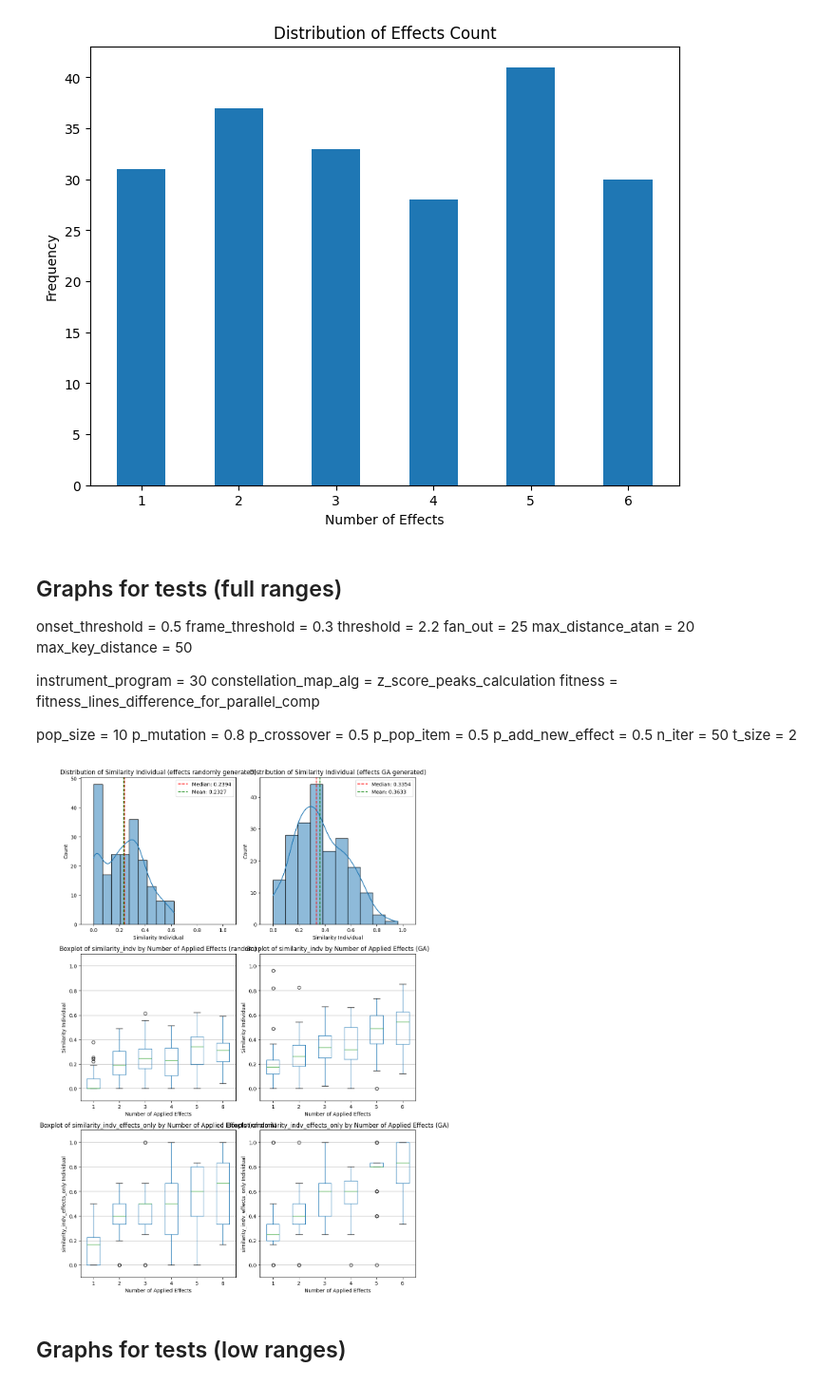
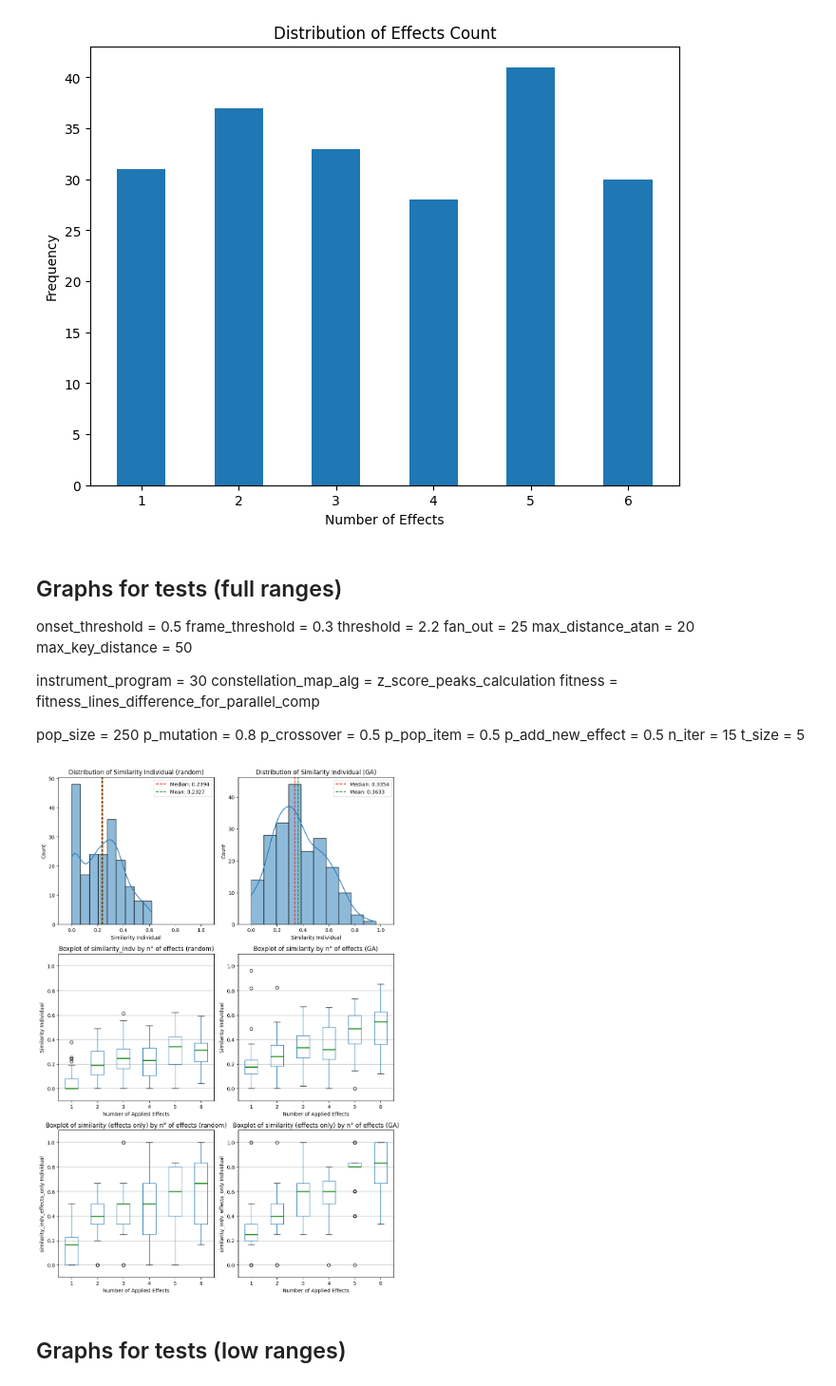
Before and after one commit to Fedrosauro/Guitar-SoundEffects-Recognition-GA, a Jupyter notebook: graphs_GA_results.ipynb, the cells around one changed output. Shown at 95% size. Cells and saved outputs as stored; diff of their text form; code cells hidden in the pictures.

```diff
--- a/graphs_GA_results.ipynb
+++ b/graphs_GA_results.ipynb
@@ -44,13 +44,13 @@ instrument_program = 30
 constellation_map_alg = z_score_peaks_calculation
 fitness = fitness_lines_difference_for_parallel_comp
 
-pop_size = 10
+pop_size = 250
 p_mutation = 0.8
 p_crossover = 0.5
 p_pop_item = 0.5
 p_add_new_effect = 0.5
-n_iter = 50
-t_size = 2
+n_iter = 15
+t_size = 5
 # %%
 import pandas as pd
 import matplotlib.pyplot as plt
@@ -91,7 +91,7 @@ fig, axes = plt.subplots(3, 2, figsize=(10, 15))
 sns.histplot(df_random['similarity_indv'], kde=True, ax=axes[0, 0])
 axes[0, 0].axvline(median_random, color='r', linestyle='--', label=f'Median: {median_random:.4f}')
 axes[0, 0].axvline(mean_random, color='g', linestyle='--', label=f'Mean: {mean_random:.4f}')
-axes[0, 0].set_title('Distribution of Similarity Individual (effects randomly generated)')
+axes[0, 0].set_title('Distribution of Similarity Individual (random)')
 axes[0, 0].set_xlabel('Similarity Individual')
 axes[0, 0].set_xlim(-0.1, 1.1)
 axes[0, 0].legend()
@@ -100,51 +100,51 @@ axes[0, 0].legend()
 sns.histplot(df_ga['similarity_indv'], kde=True, ax=axes[0, 1])
 axes[0, 1].axvline(median_ga, color='r', linestyle='--', label=f'Median: {median_ga:.4f}')
 axes[0, 1].axvline(mean_ga, color='g', linestyle='--', label=f'Mean: {mean_ga:.4f}')
-axes[0, 1].set_title('Distribution of Similarity Individual (effects GA generated)')
+axes[0, 1].set_title('Distribution of Similarity Individual (GA)')
 axes[0, 1].set_xlabel('Similarity Individual')
 axes[0, 1].set_xlim(-0.1, 1.1)
 axes[0, 1].legend()
 
 # Plot 3: Box plot of similarity_indv vs number of effects (random effects)
-df_random.boxplot(column="similarity_indv", by="effects_count", grid=False, showfliers=True, ax=axes[1, 0])
-axes[1, 0].set_title('Boxplot of similarity_indv by Number of Applied Effects (random)')
+df_random.boxplot(column="similarity_indv", by="effects_count", grid=False, showfliers=True, ax=axes[1, 0], medianprops={'color': 'green', 'linewidth': 2})
+axes[1, 0].set_title('Boxplot of similarity_indv by n° of effects (random)')
 axes[1, 0].set_xlabel('Number of Applied Effects')
 axes[1, 0].set_ylabel('Similarity Individual')
 axes[1, 0].set_ylim(-0.1, 1.1)
 axes[1, 0].grid(True, axis='y')
 
 # Plot 4: Box plot of similarity_indv vs number of effects (GA effects)
-df_ga.boxplot(column="similarity_indv", by="effects_count", grid=False, showfliers=True, ax=axes[1, 1])
-axes[1, 1].set_title('Boxplot of similarity_indv by Number of Applied Effects (GA)')
+df_ga.boxplot(column="similarity_indv", by="effects_count", grid=False, showfliers=True, ax=axes[1, 1], medianprops={'color': 'green', 'linewidth': 2})
+axes[1, 1].set_title('Boxplot of similarity by n° of effects (GA)')
 axes[1, 1].set_xlabel('Number of Applied Effects')
 axes[1, 1].set_ylabel('Similarity Individual')
 axes[1, 1].set_ylim(-0.1, 1.1)
 axes[1, 1].grid(True, axis='y')
 
 # Plot 5: Box plot of similarity_indv vs number of effects (random effects) (effects only)
-df_random.boxplot(column="similarity_indv_effects_only", by="effects_count", grid=False, showfliers=True, ax=axes[2, 0])
-axes[2, 0].set_title('Boxplot of similarity_indv_effects_only by Number of Applied Effects (random)')
+df_random.boxplot(column="similarity_indv_effects_only", by="effects_count", grid=False, showfliers=True, ax=axes[2, 0], medianprops={'color': 'green', 'linewidth': 2})
+axes[2, 0].set_title('Boxplot of similarity (effects only) by n° of effects (random)')
 axes[2, 0].set_xlabel('Number of Applied Effects')
 axes[2, 0].set_ylabel('similarity_indv_effects_only Individual')
 axes[2, 0].set_ylim(-0.1, 1.1)
 axes[2, 0].grid(True, axis='y')
 
 # Plot 6: Box plot of similarity_indv vs number of effects (GA effects) (effects only)
-df_ga.boxplot(column="similarity_indv_effects_only", by="effects_count", grid=False, showfliers=True, ax=axes[2, 1])
-axes[2, 1].set_title('Boxplot of similarity_indv_effects_only by Number of Applied Effects (GA)')
+df_ga.boxplot(column="similarity_indv_effects_only", by="effects_count", grid=False, showfliers=True, ax=axes[2, 1], medianprops={'color': 'green', 'linewidth': 2})
+axes[2, 1].set_title('Boxplot of similarity (effects only) by n° of effects (GA)')
 axes[2, 1].set_xlabel('Number of Applied Effects')
 axes[2, 1].set_ylabel('similarity_indv_effects_only Individual')
 axes[2, 1].set_ylim(-0.1, 1.1)
 axes[2, 1].grid(True, axis='y')
 
 # Adjust layout to prevent clipping and overlapping
 plt.tight_layout()
 plt.suptitle('')
 
 # Show the combined plot
 plt.show()
 # %% [output]
-[figure, old version]
+[figure, new version]
 # %% [markdown]
 ## Graphs for tests (low ranges)
 # %%
```
Also changed, not shown: parts of 15 cells of this notebook, 33 other files.
